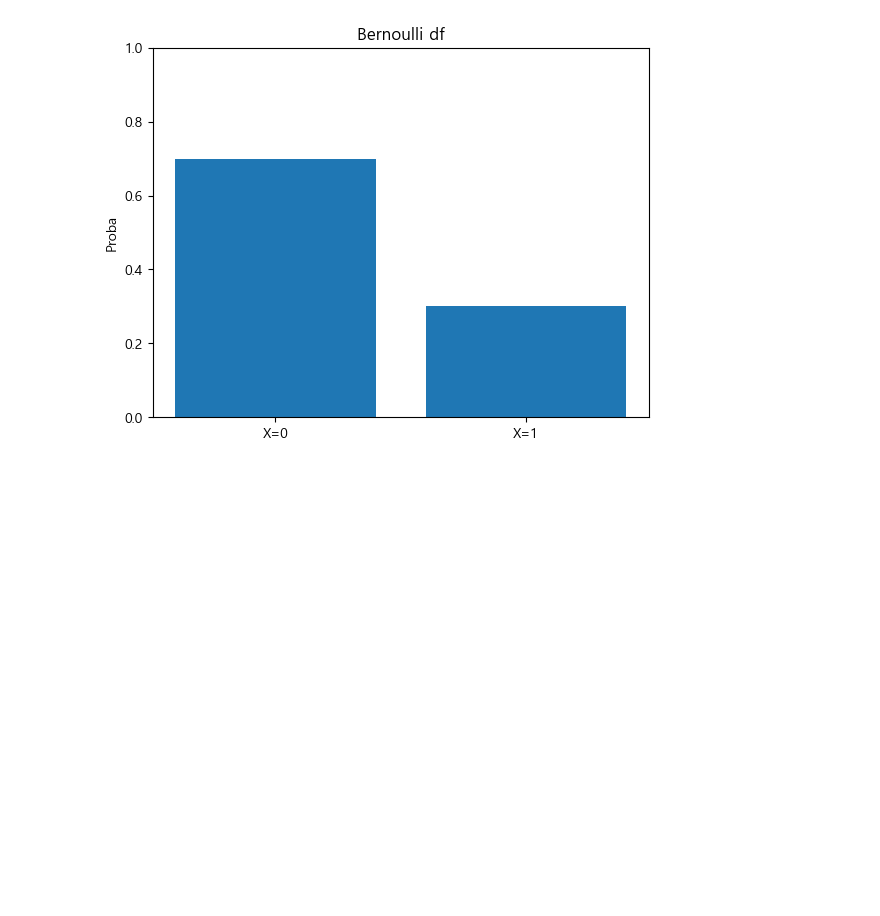
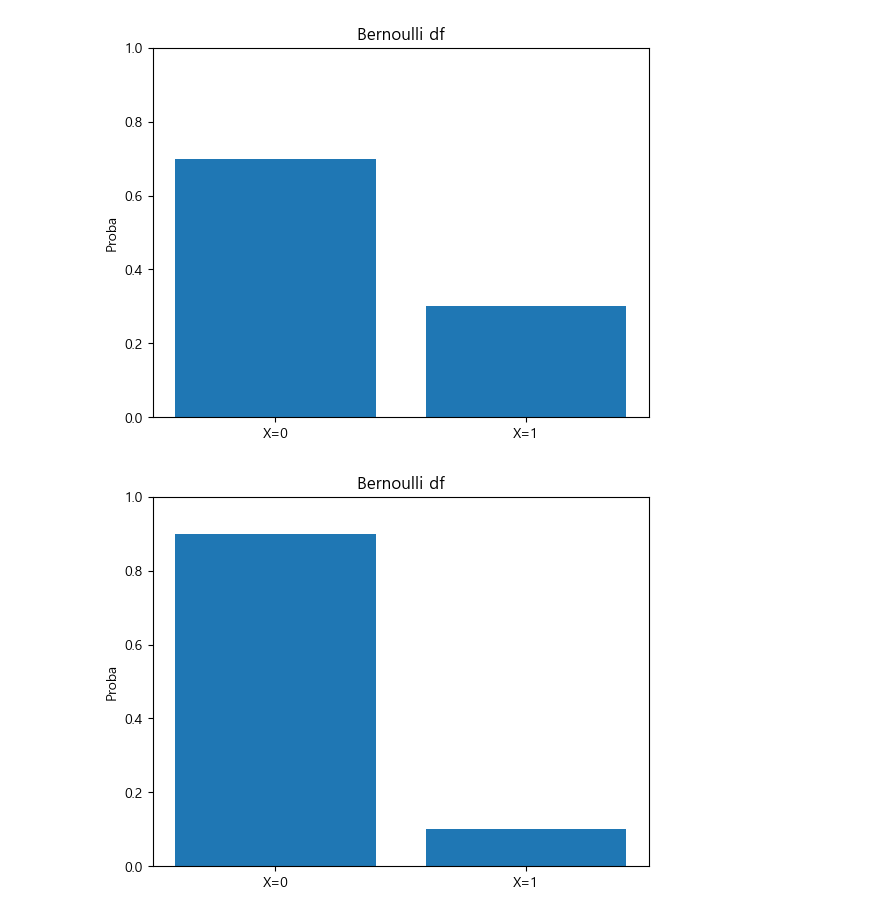
Before and after one commit to sejinhwang97ko/2023prac, a Jupyter notebook: hello/02_distribution.ipynb, the cells around one changed output. Cells and saved outputs as stored; diff of their text form; code cells hidden in the pictures; blank space fills up the shorter version.

```diff
--- a/hello/02_distribution.ipynb
+++ b/hello/02_distribution.ipynb
@@ -149,3 +160,23 @@ plt.show()
 # pmf(k, p, loc=0): Probability mass function(확률질량함수)
 # %% [output]
 [figure]
+# %%
+# 함수화
+def bernoulli_df(p):
+    # 라이브러리 호출
+    import matplotlib.pyplot as plt
+    from scipy.stats import bernoulli
+
+    proba = bernoulli(p)
+
+    x = [0, 1]
+    plt.bar(x, proba.pmf(x), align="center")
+    plt.ylim(0,1)
+    plt.xticks([0, 1], ["X=0", "X=1"]) #x의 위치 표시
+    plt.ylabel("Proba")
+    plt.title("Bernoulli df")
+    plt.show()
+
+bernoulli_df(0.1)
+# %% [output]
+[figure, added]
```
Also changed, not shown: parts of 10 cells of this notebook.
